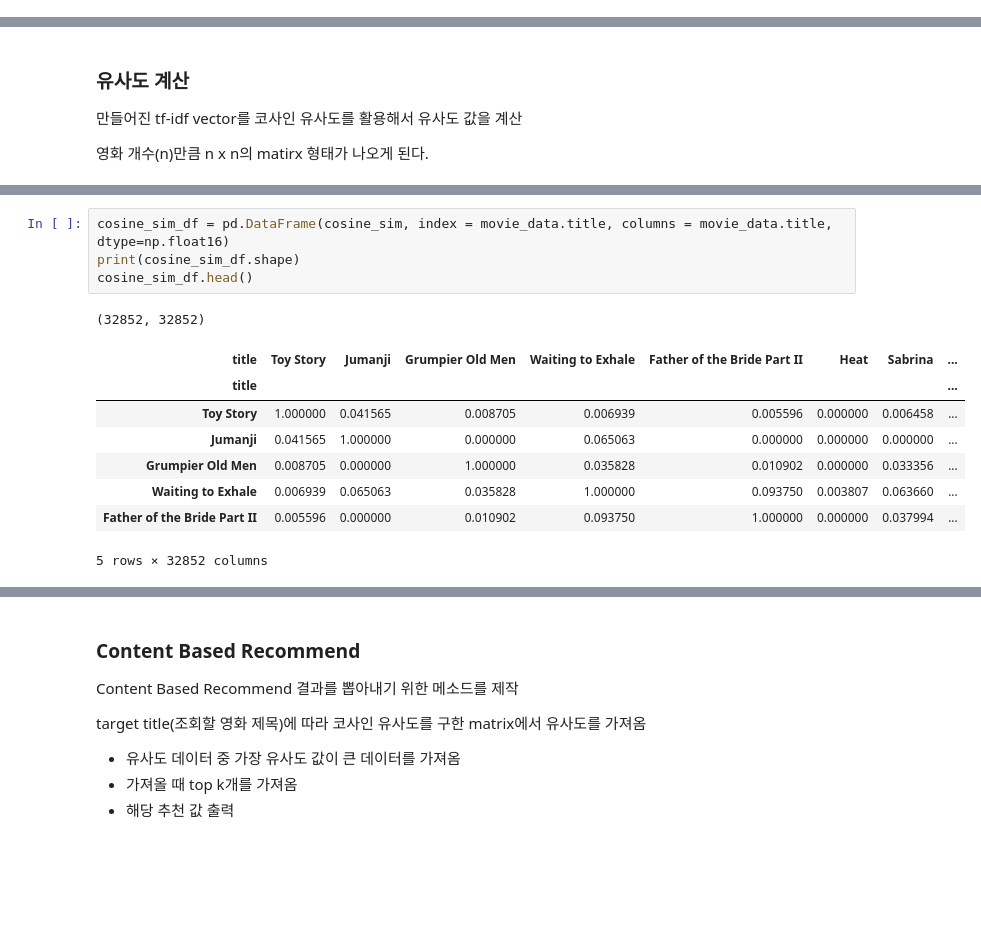
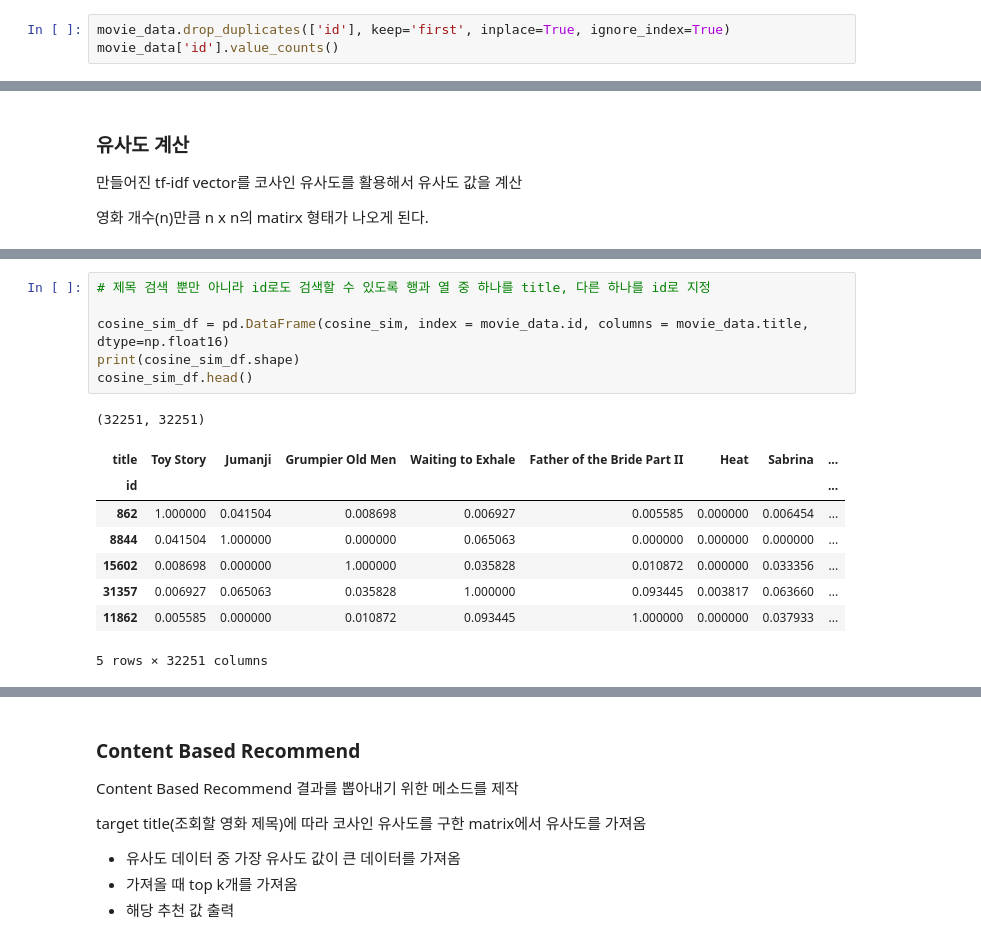
Before and after one commit to sanghyun0603/CoffeeBrew, a Jupyter notebook: server-recom/jupyter/movie/movie_cbf.ipynb, the cells around one changed output, grey strips where cells are left out. Cells and saved outputs as stored; diff of their text form; blank space fills up the shorter version.

```diff
--- a/server-recom/jupyter/movie/movie_cbf.ipynb
+++ b/server-recom/jupyter/movie/movie_cbf.ipynb
@@ -119,0 +139,3 @@ int32 int32
+# %%
+movie_data.drop_duplicates(['id'], keep='first', inplace=True, ignore_index=True)
+movie_data['id'].value_counts()
@@ -230,15 +270,17 @@ array([[1.      , 0.04156 , 0.008705, ..., 0.      , 0.      , 0.      ],
       dtype=float16)
 # %%
-cosine_sim_df = pd.DataFrame(cosine_sim, index = movie_data.title, columns = movie_data.title, dtype=np.float16)
+# 제목 검색 뿐만 아니라 id로도 검색할 수 있도록 행과 열 중 하나를 title, 다른 하나를 id로 지정
+
+cosine_sim_df = pd.DataFrame(cosine_sim, index = movie_data.id, columns = movie_data.title, dtype=np.float16)
 print(cosine_sim_df.shape)
 cosine_sim_df.head()
 # %% [output]
-(32852, 32852)
+(32251, 32251)
 | title | Toy Story | Jumanji | Grumpier Old Men | Waiting to Exhale | Father of the Bride Part II | Heat | Sabrina | ... |
-| title |  |  |  |  |  |  |  | ... |
-| Toy Story | 1.000000 | 0.041565 | 0.008705 | 0.006939 | 0.005596 | 0.000000 | 0.006458 | ... |
-| Jumanji | 0.041565 | 1.000000 | 0.000000 | 0.065063 | 0.000000 | 0.000000 | 0.000000 | ... |
-| Grumpier Old Men | 0.008705 | 0.000000 | 1.000000 | 0.035828 | 0.010902 | 0.000000 | 0.033356 | ... |
-| Waiting to Exhale | 0.006939 | 0.065063 | 0.035828 | 1.000000 | 0.093750 | 0.003807 | 0.063660 | ... |
-| Father of the Bride Part II | 0.005596 | 0.000000 | 0.010902 | 0.093750 | 1.000000 | 0.000000 | 0.037994 | ... |
+| id |  |  |  |  |  |  |  | ... |
+| 862 | 1.000000 | 0.041504 | 0.008698 | 0.006927 | 0.005585 | 0.000000 | 0.006454 | ... |
+| 8844 | 0.041504 | 1.000000 | 0.000000 | 0.065063 | 0.000000 | 0.000000 | 0.000000 | ... |
+| 15602 | 0.008698 | 0.000000 | 1.000000 | 0.035828 | 0.010872 | 0.000000 | 0.033356 | ... |
+| 31357 | 0.006927 | 0.065063 | 0.035828 | 1.000000 | 0.093445 | 0.003817 | 0.063660 | ... |
+| 11862 | 0.005585 | 0.000000 | 0.010872 | 0.093445 | 1.000000 | 0.000000 | 0.037933 | ... |
-5 rows × 32852 columns
+5 rows × 32251 columns
```
Also changed, not shown: parts of 28 cells of this notebook, 1 other file.
